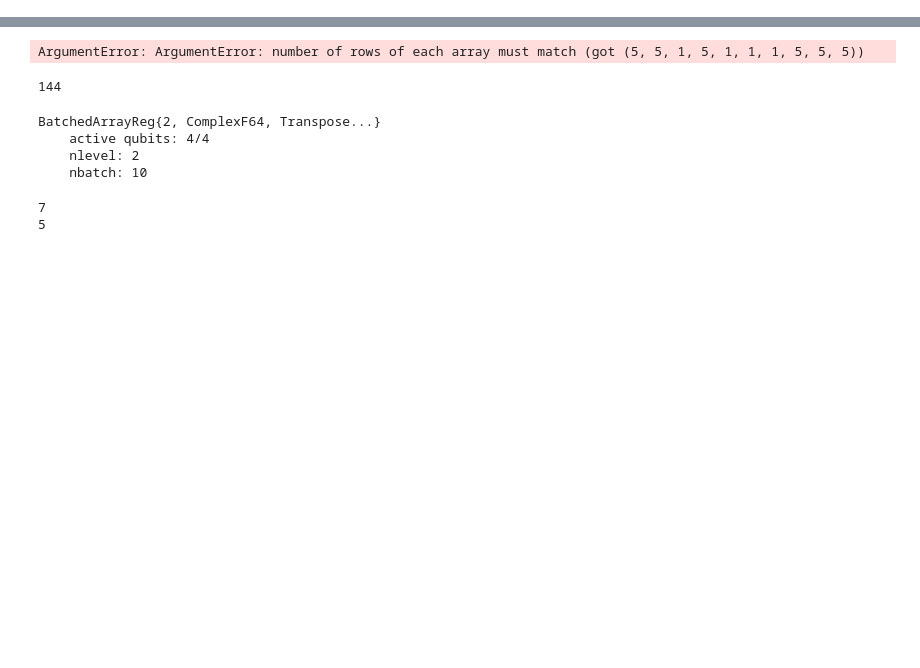
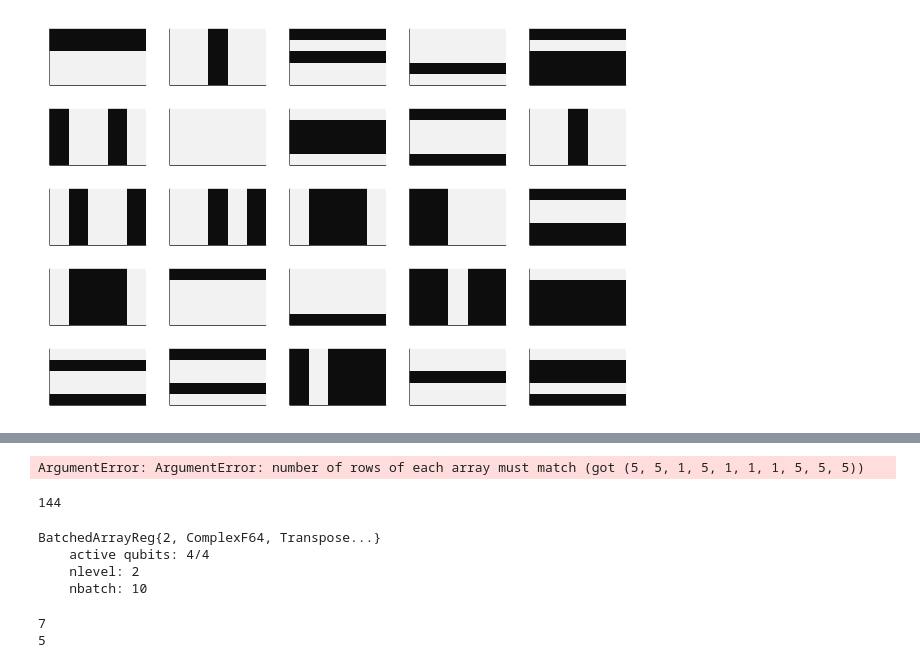
Before and after one commit to p-luo/MatchgateGAN, a Jupyter notebook: juliatest.ipynb, the cells around one changed output, grey strips where cells are left out. Cells and saved outputs as stored; diff of their text form; code cells hidden in the pictures; blank space fills up the shorter version.

```diff
--- a/juliatest.ipynb
+++ b/juliatest.ipynb
@@ -0,0 +1,40 @@
+# %%
+using Random
+using Plots
+
+n = 5
+nbatch = 25
+
+function bars_and_stripes(nbatch = 10)
+    data = []
+    for i in 1:nbatch
+        S = Int64[]
+        while length(S) == 0 #Ensures length(S) is not 0 so we get truly uniform distribution over the whole bars and stripes dataset
+            randsubseq!(S, collect(1:n), 0.5)
+        end
+        if 1 in S
+            b = repeat(Bool[1], n)
+        else
+            b = repeat(Bool[0], n)
+        end
+        for i in 2:n
+            temp = repeat(Bool[0], n)
+            if i in S
+                temp = repeat(Bool[1], n)
+            end
+            b = hcat(b, temp)
+        end
+        flip = rand() < 0.5
+        if length(S) == n
+            ret = flip ? b : .!b
+        else
+            ret = flip ? b : rotl90(b)
+        end
+        push!(data, ret)
+    end
+    return data
+end
+
+plot([heatmap(x, color=:grays, colorbar = false, ticks = false) for x in bars_and_stripes(nbatch)]...)
+# %% [output]
+[figure, added]
```
Also changed, not shown: parts of 2 cells of this notebook, 7 other files.
